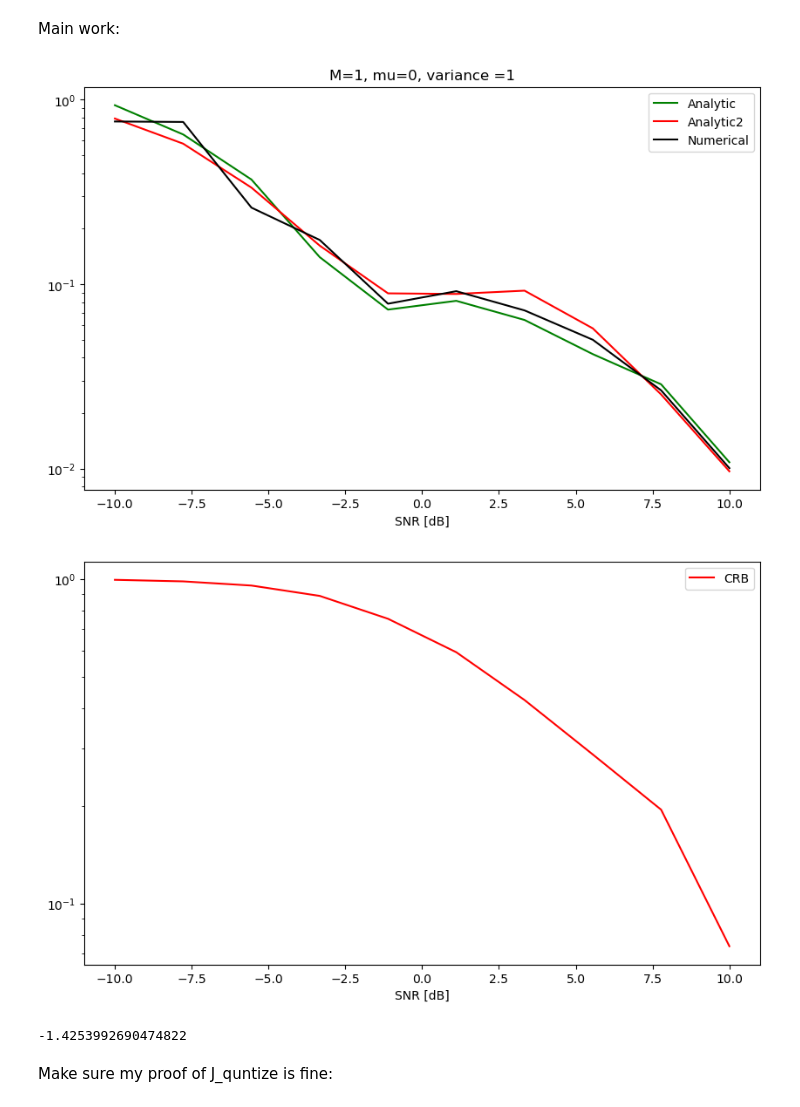
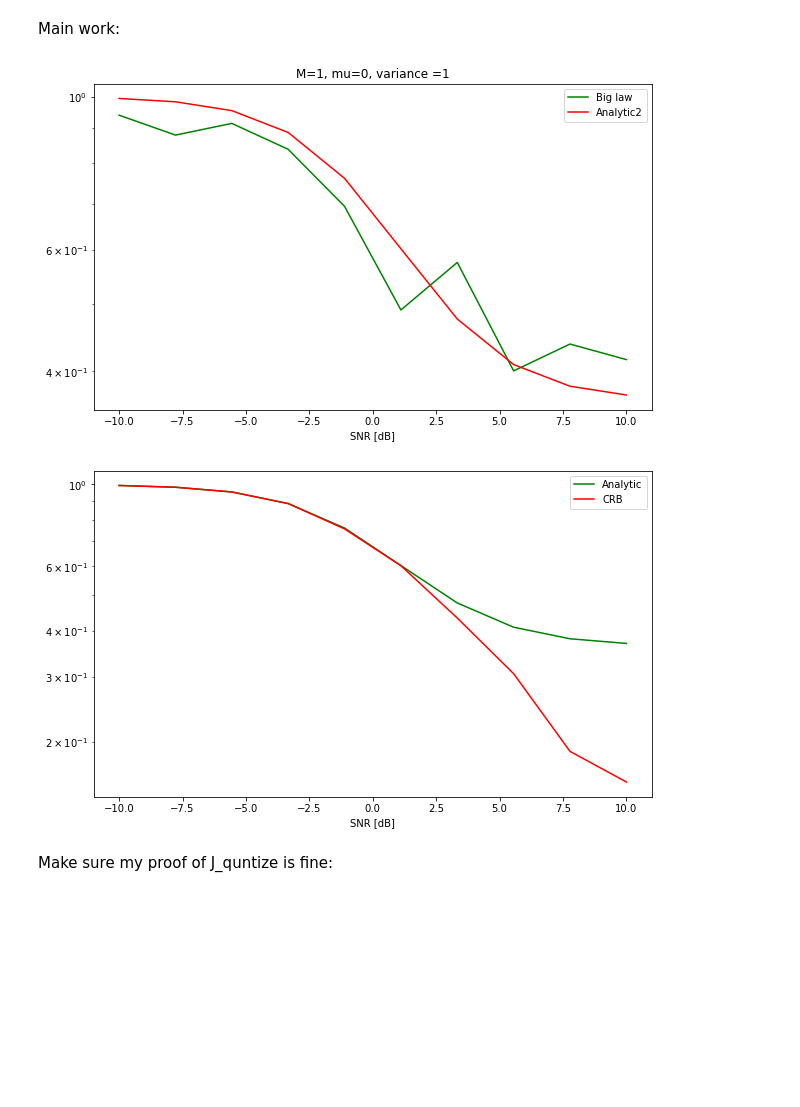
Before and after one commit to mazyaniv/Channel_Estimation, a Jupyter notebook: yaniv.ipynb, the cells around one changed output. Drawn from its saved outputs; the diff is of its cells as text; code cells hidden in the pictures; blank space fills up the shorter version.

```diff
--- a/yaniv.ipynb
+++ b/yaniv.ipynb
@@ -181,27 +181,27 @@ def MSE_biglaw(sigma1,sigma2, n_a, n_q, matrix, observ,thresh_real=0,thresh_im=0
     cov_matrix = np.mean(MSE, 0)
     return LA.norm(cov_matrix, "fro")
 # %%
-sim = 50
-na = 1
-nq = 40
+sim = 100
+na = 0
+nq = 1
 sigma_space_new = np.logspace(-1,1,10)
 matrix_const = Matrix(na,nq)
 
 L_Estimator_biglaw = [MSE_biglaw(sigma_space_new[i],sigma_space_new[i], na, nq, matrix_const, sim) for i in range(len(sigma_space_new))]
 L_Estimator_analytic = [MSE_zertothresh_analytic(sigma_space_new[i],sigma_space_new[i], na, nq) for i in range(len(sigma_space_new))]
-L_Estimator_numerical1 = [MSE_general_numerical(sigma_space_new[i],sigma_space_new[i], na,nq, matrix_const, sim) for i in range(len(sigma_space_new))]
+# L_Estimator_numerical1 = [MSE_general_numerical(sigma_space_new[i],sigma_space_new[i], na,nq, matrix_const, sim) for i in range(len(sigma_space_new))]
 ######################
 fig = plt.figure(figsize=(10, 6))
-plt.plot(10*np.log10(1/sigma_space_new), L_Estimator_biglaw, color = "green", label = "Analytic")
+plt.plot(10*np.log10(1/sigma_space_new), L_Estimator_biglaw, color = "green", label = "Big law")
 plt.plot(10*np.log10(1/sigma_space_new), L_Estimator_analytic, color = "red", label = "Analytic2")
-plt.plot(10*np.log10(1/sigma_space_new), L_Estimator_numerical1, color = "black", label = "Numerical")
+# plt.plot(10*np.log10(1/sigma_space_new), L_Estimator_numerical1, color = "black", label = "Numerical")
 plt.title("M={}, mu={}, variance ={}".format(M,mu,round(2*pow(sigma_teta,2))))
 plt.yscale('log')
 plt.xlabel("SNR [dB]")
 plt.legend()
 plt.show()
 # %% [output]
-[figure, old version]
+[figure, new version]
 # %%
 def CRB(sigma1,sigma2, n_a,n_q,matrix, quantize=1,observ=sim,thresh_real=0,thresh_im=0):
     teta_samp = samp_teta(observ)
@@ -321,20 +307,19 @@ def inner(theta,sigma2,matrix,s,h,thresh_real=0,thresh_im=0):
 # %%
-s,h = 0.00001,1
 sim = 100
 na = 0
 nq = 1
-s,h = 0.81,0.01
+s,h = 0.5,0.01
 epsilon = pow(10,-1)
 sigma_space_new = np.logspace(-1, 1, 10)
 matrix_const = Matrix(na,nq)
 
-# L_Estimator_analytic1 = [MSE_zertothresh_analytic(sigma_space_new[i],sigma_space_new[i], na,nq) for i in range(len(sigma_space_new))]
+L_Estimator_analytic1 = [MSE_zertothresh_analytic(sigma_space_new[i],sigma_space_new[i], na,nq) for i in range(len(sigma_space_new))]
 # CRB_pp1 = [CRB_pp(sigma_space_new[i],sigma_space_new[i],na,nq,matrix_const) for i in range(len(sigma_space_new))]
 CRB1 = [CRB(sigma_space_new[i],sigma_space_new[i],na,nq,matrix_const) for i in range(len(sigma_space_new))]
 #CRB_pp2 = [Mixed(sigma_space_new[i],sigma_space_new[i],na,nq,matrix_const,s,h) for i in range(len(sigma_space_new))]
 ######################
 fig = plt.figure(figsize=(10, 6))
-# plt.plot(10*np.log10(1/sigma_space_new), L_Estimator_analytic1, color = "green", label = "Analytic")
+plt.plot(10*np.log10(1/sigma_space_new), L_Estimator_analytic1, color = "green", label = "Analytic")
 # plt.plot(10*np.log10(1/sigma_space_new), CRB_pp1, color = "blue", label = "Improved")
 plt.plot(10*np.log10(1/sigma_space_new), CRB1, color = "red", label = "CRB")
 #plt.plot(10*np.log10(1/sigma_space_new), CRB_pp2, color = "black", label = "WWB")
@@ -345,28 +330,7 @@ plt.xlabel("SNR [dB]")
 plt.legend()
 plt.show()
 # %% [output]
-[figure, old version]
+[figure, new version]
-# %%
-s= 0.5
-h= 0.01
-sigma2 = 1
-# Define the ratio function
-def ratio_func(theta,sigma2,matrix,s,h):
-    return pow(1/(pow(math.pi,M))*np.exp(-np.linalg.norm (theta+h)**2),s)*pow(1/(pow(math.pi,M))*np.exp(-np.linalg.norm (theta)**2),1-s)*inner(theta,sigma2,matrix,s,h)
-
-# Define the range of theta values
-theta_min = -5  # Minimum value of theta
-theta_max = 5   # Maximum value of theta
-
-# Define the value of h
-h = 1.5
-
-# Perform numerical integration
-expected_value, _ = quad(ratio_func, theta_min, theta_max, args=(sigma2,Matrix(1,1),s,h))
-
-print(math.log(expected_value))
-# %% [output]
--1.4253992690474822
 # %% [markdown]
 Make sure my proof of J_quntize is fine:
 # %%
```
Also changed, not shown: parts of 9 cells of this notebook, 2 other files.
